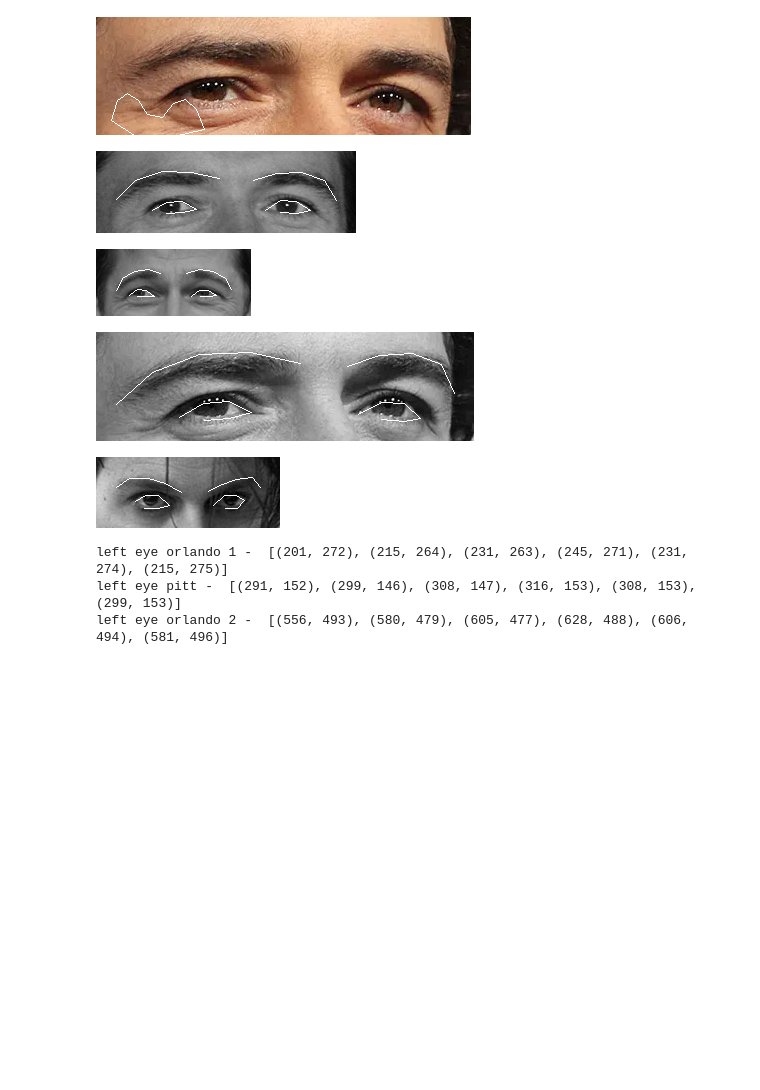
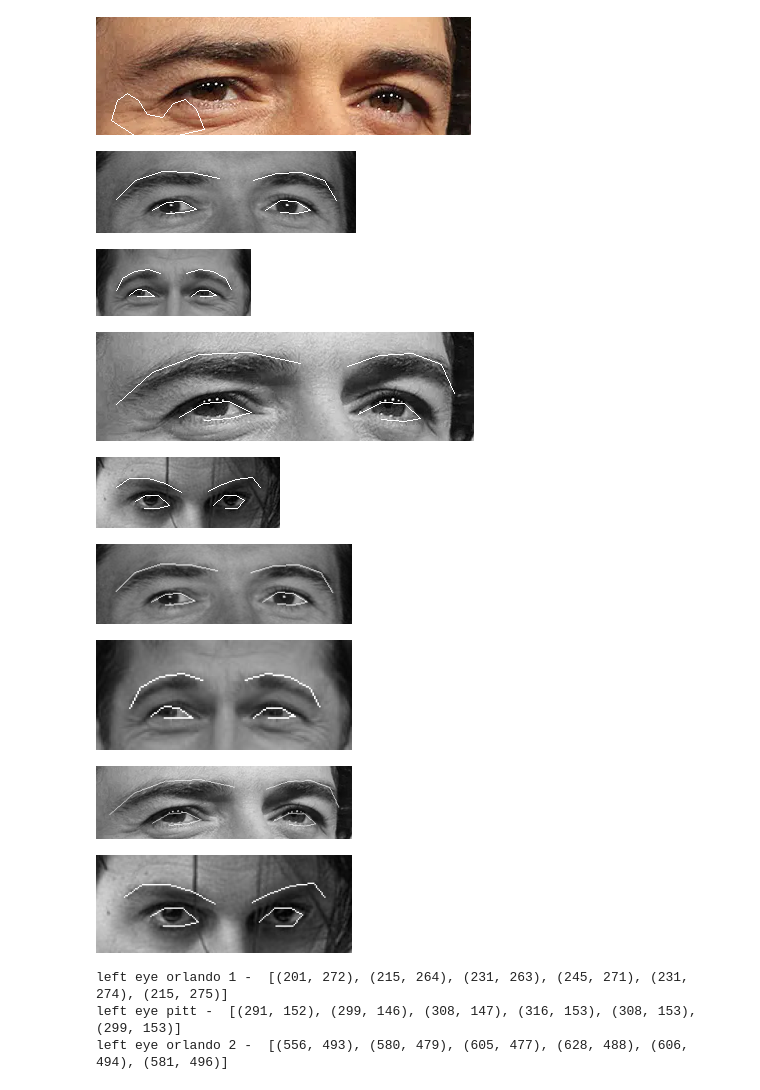
Before and after one commit to jowczar/Politechnika-Lodzka-Przetwarzanie-sygnalow-i-obrazow, a Jupyter notebook: main.ipynb, the cells around one changed output. Saved outputs shown, nothing was run; the diff lists cells and outputs as text; code cells hidden in the pictures; blank space fills up the shorter version.

Commit message:
Scale processed images to same width

```diff
--- a/main.ipynb
+++ b/main.ipynb
@@ -601,6 +602,7 @@ tempDir = inputDir + '/temp'
 features_to_mark = ['left_eye', 'right_eye', 'left_eyebrow', 'right_eyebrow']
 detector = dlib.get_frontal_face_detector()
 predictor = dlib.shape_predictor("shape_predictor_68_face_landmarks.dat")
+desired_width = 256
 
 def get_face_image(face_location, image):
     top, right, bottom, left = face_location
@@ -628,6 +630,9 @@ def preprocess_image(path_to_image):
 
     if not cv2.imwrite(tempDir + path_to_image, rotated):
         raise Exception('Could not write image') # uwaga, folder musi istniec, cv2 nie utworzy go i wyrzuci ten blad
+
+def resize_image(image):
+    return imutils.resize(np.asarray(image), width=desired_width)
 
 # preprocessing image - turn to grayscale & rotate so eyes are in straight line
 
@@ -674,36 +679,51 @@ eyes_depp = crop_feature(face_landmarks_depp, feature = features_to_mark, image
 
 display(eyes_orlando_1)
 display(eyes_pitt)
 display(eyes_orlando_2)
 display(eyes_depp)
 
 # calculating feature vector
 
+# we should always have padding around outliers of eyes/eyebrows so we only care about scaling
+# these images to same width (we are 100% sure these are in same position already)
+resized_eyes_orlando_1 = Image.fromarray(resize_image(eyes_orlando_1))
+resized_eyes_pitt = Image.fromarray(resize_image(eyes_pitt))
+resized_eyes_orlando_2 = Image.fromarray(resize_image(eyes_orlando_2))
+resized_eyes_depp = Image.fromarray(resize_image(eyes_depp))
+
+display(resized_eyes_orlando_1)
+display(resized_eyes_pitt)
+display(resized_eyes_orlando_2)
+display(resized_eyes_depp)
+
+# get scale to scale down mask too? if we want to calculate them
+
 print('left eye orlando 1 - ', face_landmarks_orlando_1['left_eye'])
 print('left eye pitt - ', face_landmarks_pitt['left_eye'])
 print('left eye orlando 2 - ', face_landmarks_orlando_2['left_eye'])
 
 
 # prawdopodobnie beda musialy byc przeskalowane do jakiejs skali pikselowej np. 200x200
 # i ulozone np. lewe oko w punkcie y, prawe w punkcie z
 # alignment ryja tez jest itotny np 20 stopni w prawo zmniejszy oko o x, moze jest jakas prosta liba do transformacji
 # update: tak, to jest:
 # normalizing (scale, rotate, do everything so all pictures have same scale & therefore comparable values)
 
-desired_width = 256
-desired_height = 100
-desired_left_eye_position = (0.35, 0.35)
 
 
 # comparing feature vectors using euclidean distance
 
 
 #============================ koniec JO
 # %% [output]
 [figure]
 [figure]
 [figure]
 [figure]
+[figure, added]
+[figure, added]
+[figure, added]
+[figure, added]
 left eye orlando 1 -  [(201, 272), (215, 264), (231, 263), (245, 271), (231, 274), (215, 275)]
 left eye pitt -  [(291, 152), (299, 146), (308, 147), (316, 153), (308, 153), (299, 153)]
 left eye orlando 2 -  [(556, 493), (580, 479), (605, 477), (628, 488), (606, 494), (581, 496)]
```
Also changed, not shown: parts of 1 cell of this notebook.
